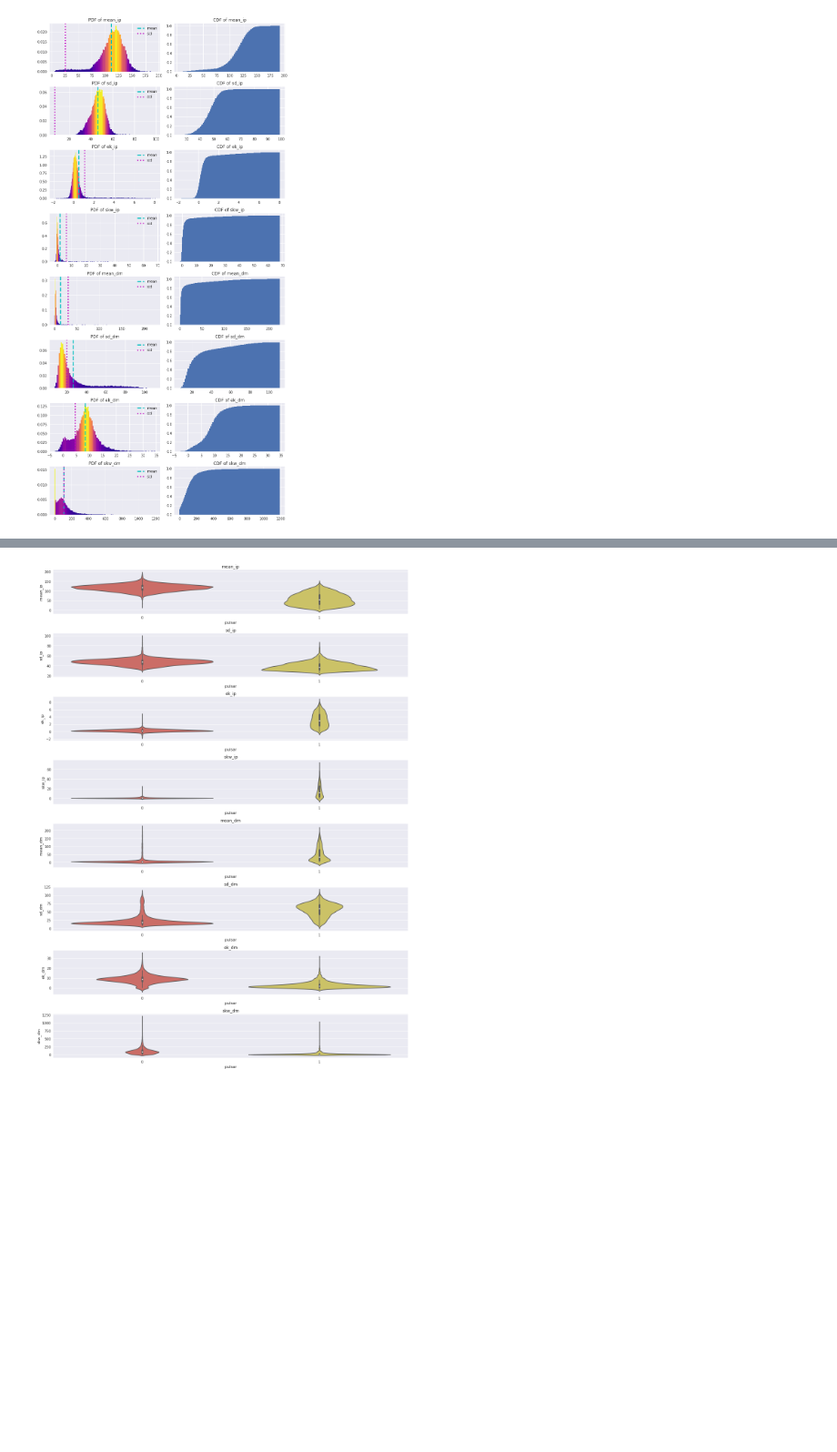
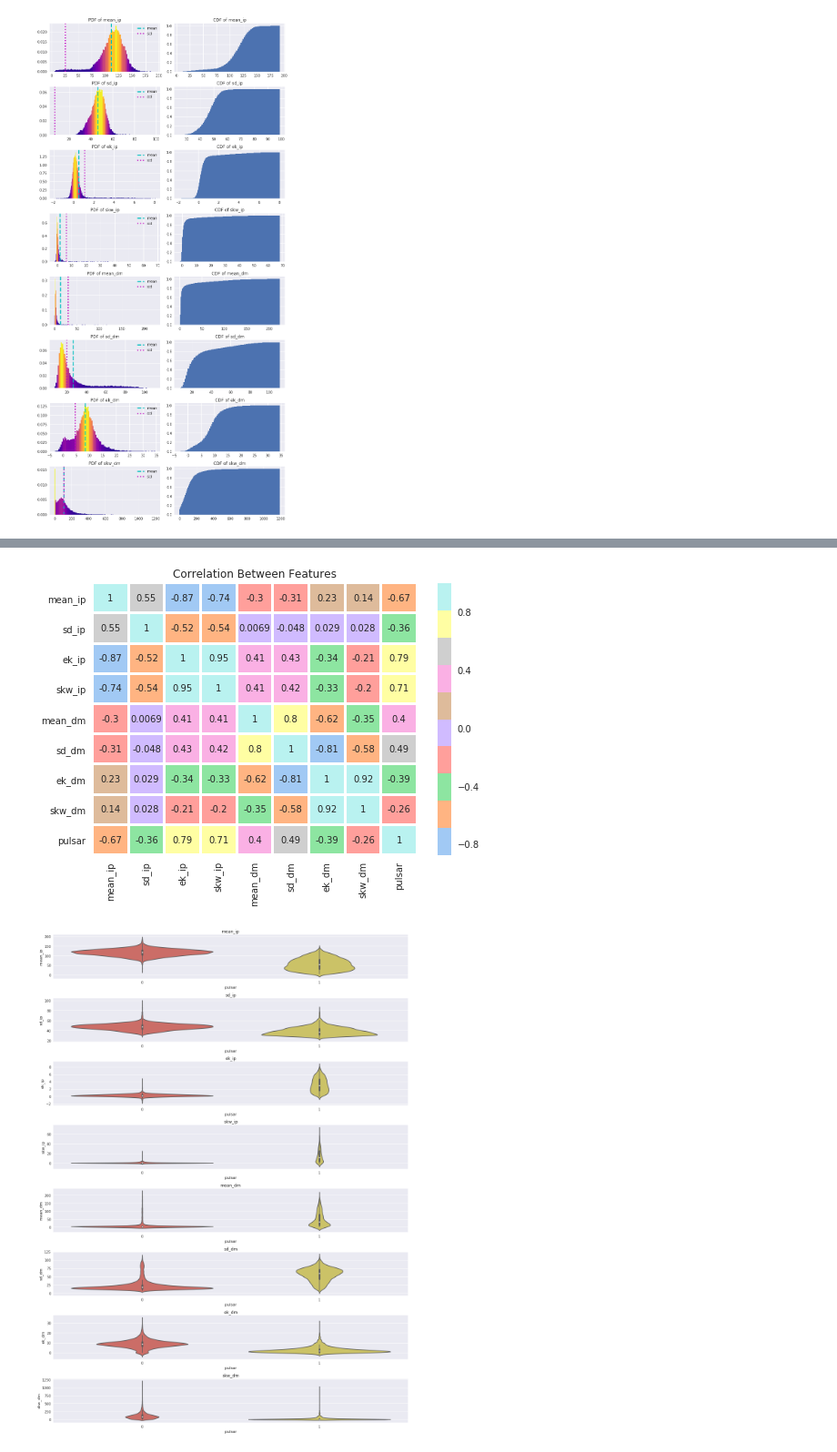
Before and after one commit to andres-zartab/pulsar_star, a Jupyter notebook: src/pulsar_notebook.ipynb, the cells around one changed output, grey strips where cells are left out. Shown at 91% size. Cells and saved outputs as stored; diff of their text form; code cells hidden in the pictures; blank space fills up the shorter version.

```diff
--- a/src/pulsar_notebook.ipynb
+++ b/src/pulsar_notebook.ipynb
@@ -128,10 +131,11 @@ plt.show()
 # %%
-plt.figure(figsize=(10,8))
-sns.heatmap(data,annot=True,
-            cmap=sns.color_palette("pastel"),
-            linewidth=2,edgecolor="k")
-plt.title("CORRELATION BETWEEN VARIABLES")
+correlation = data.corr()
+ax = sns.heatmap(correlation, annot=True, cmap=sns.color_palette("pastel"),
+                 linewidth=2,edgecolor="k")
+plt.title("Correlation Between Features")
 plt.show()
+# %% [output]
+[figure, added]
 # %%
 plt.figure(figsize=(15,25))
 
```
Also changed, not shown: parts of 34 cells of this notebook.
